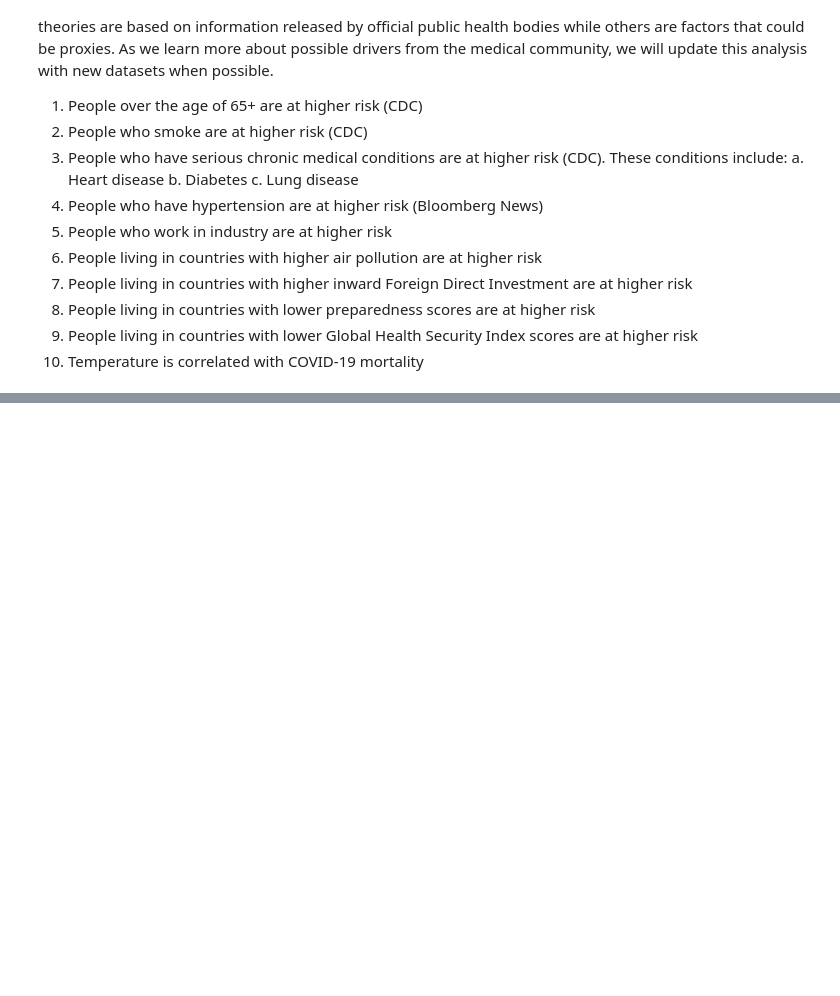
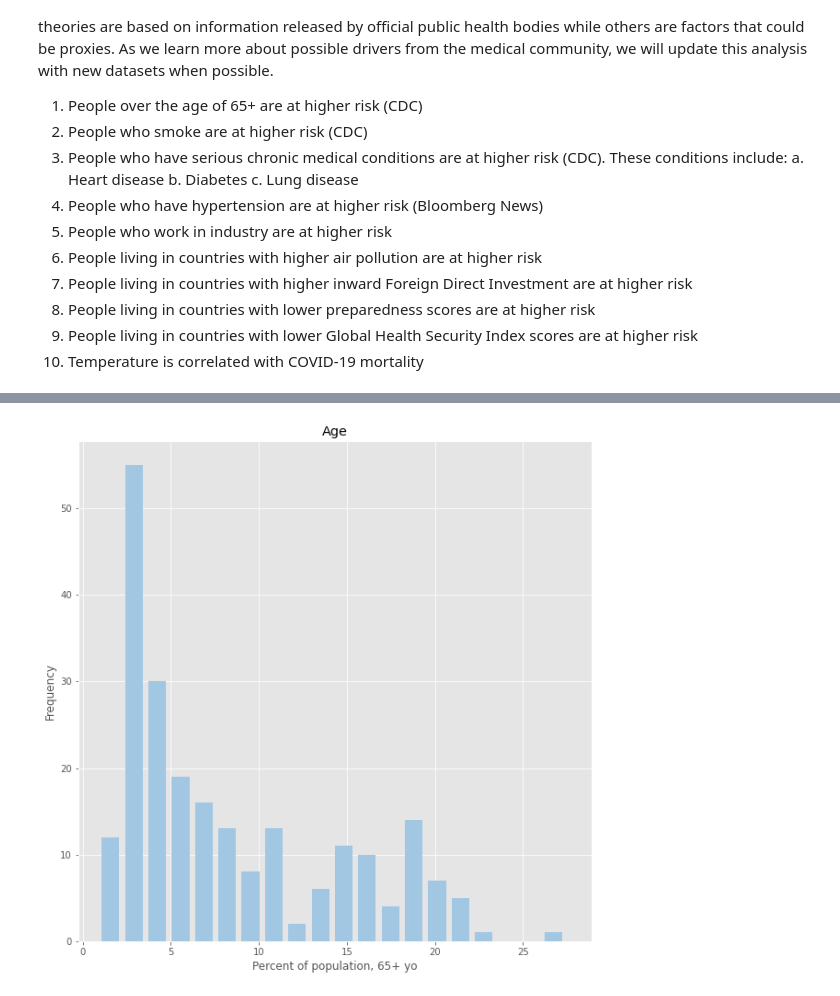
Before and after one commit to dai-ictgeo/covid_19_part_1, a Jupyter notebook: covid_19_p1.ipynb, the cells around one changed output, grey strips where cells are left out. Saved outputs shown, nothing was run; the diff lists cells and outputs as text; code cells hidden in the pictures; blank space fills up the shorter version.

```diff
--- a/covid_19_p1.ipynb
+++ b/covid_19_p1.ipynb
@@ -96,0 +131,10 @@ Total Trade w USA(2017)
+# %%
+# histogram for factor 1
+plt.figure(figsize=(10,10))
+plt.hist(factor_df['pop_over_65'], bins=20, width=1, color='#a1c7e3')
+plt.xlabel('Percent of population, 65+ yo')
+plt.ylabel('Frequency')
+plt.title('Age')
+plt.savefig('pop_over_65_hist.png')
+# %% [output]
+[figure, added]
```
Also changed, not shown: parts of 16 cells of this notebook, 3 other files.
